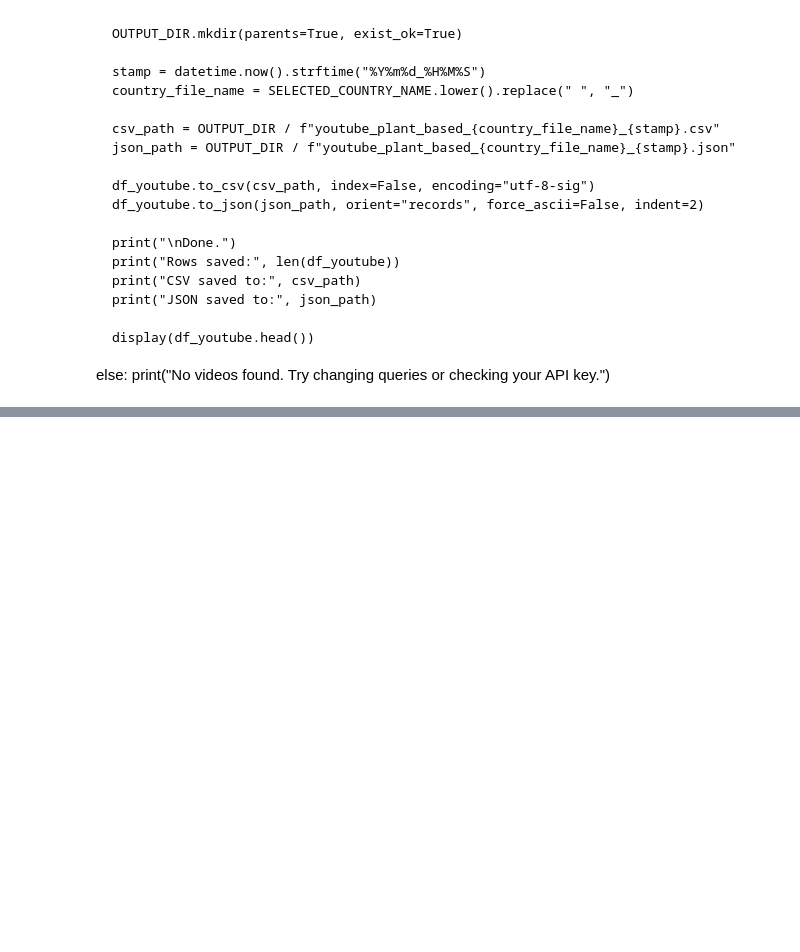
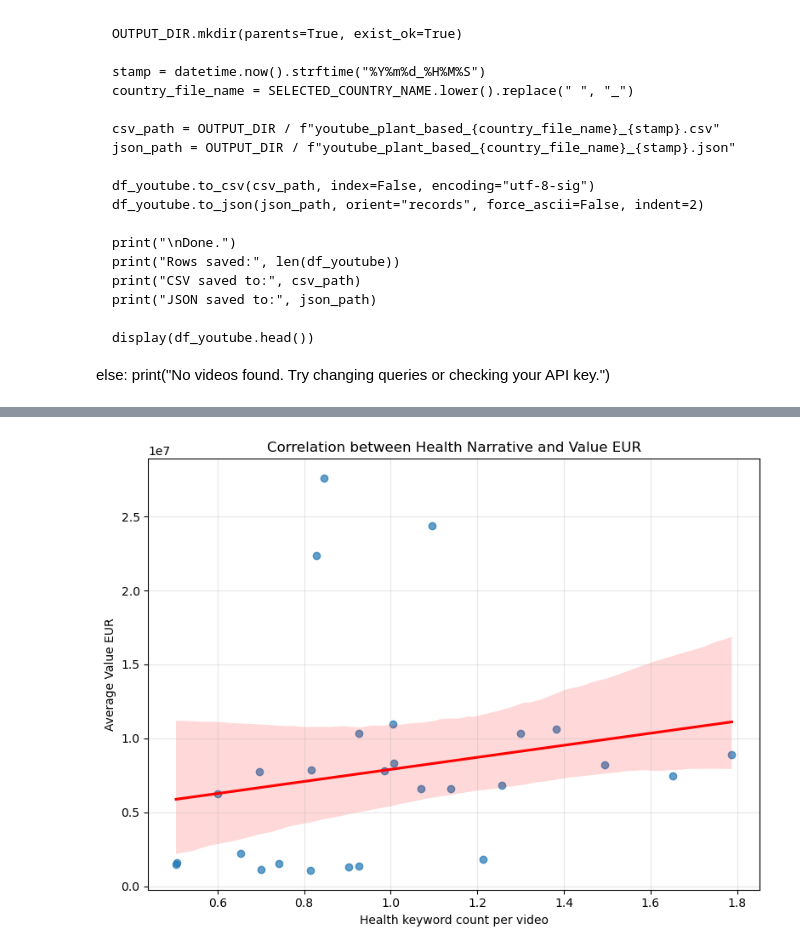
Before and after one commit to huangshuojason/Video-Analysis--DataScience-Group, a Jupyter notebook: notebooks/0603 Group I.ipynb, the cells around one changed output, grey strips where cells are left out. Cells and saved outputs as stored; diff of their text form; code cells hidden in the pictures; blank space fills up the shorter version.

```diff
--- a/notebooks/0603 Group I.ipynb
+++ b/notebooks/0603 Group I.ipynb
@@ -725,0 +1018,8 @@ Saved to: ..\data\Raw\youtube_plant_based_all_countries.csv
+# %%
+narrative_df["health_per_video"] = narrative_df["health_count"] / narrative_df["video_count"]
+
+narrative_df["sustainability_environment_per_video"] = (
+    narrative_df["sustainability_count"] + narrative_df["environment_count"]
+) / narrative_df["video_count"]
+
+narrative_df.head()
@@ -725,0 +1033,10 @@ Saved to: ..\data\Raw\youtube_plant_based_all_countries.csv
+# %%
+merged_df = pd.merge(
+    sales_year_country,
+    narrative_df,
+    on=["Country", "Year"],
+    how="inner"
+)
+
+print(merged_df.shape)
+display(merged_df.head())
@@ -725,0 +1051,9 @@ Saved to: ..\data\Raw\youtube_plant_based_all_countries.csv
+# %%
+corr1_df = merged_df[["health_per_video", "Value EUR"]].dropna()
+
+X = sm.add_constant(corr1_df["health_per_video"])
+y = corr1_df["Value EUR"]
+
+model_health_value = sm.OLS(y, X).fit()
+
+print(model_health_value.summary())
@@ -725,0 +1078,19 @@ Saved to: ..\data\Raw\youtube_plant_based_all_countries.csv
+# %%
+plt.figure(figsize=(8, 6))
+
+sns.regplot(
+    data=corr1_df,
+    x="health_per_video",
+    y="Value EUR",
+    scatter_kws={"alpha": 0.7},
+    line_kws={"color": "red"}
+)
+
+plt.title("Correlation between Health Narrative and Value EUR")
+plt.xlabel("Health keyword count per video")
+plt.ylabel("Average Value EUR")
+plt.grid(True, alpha=0.3)
+plt.tight_layout()
+plt.show()
+# %% [output]
+[figure, added]
```
Also changed, not shown: parts of 33 cells of this notebook.
